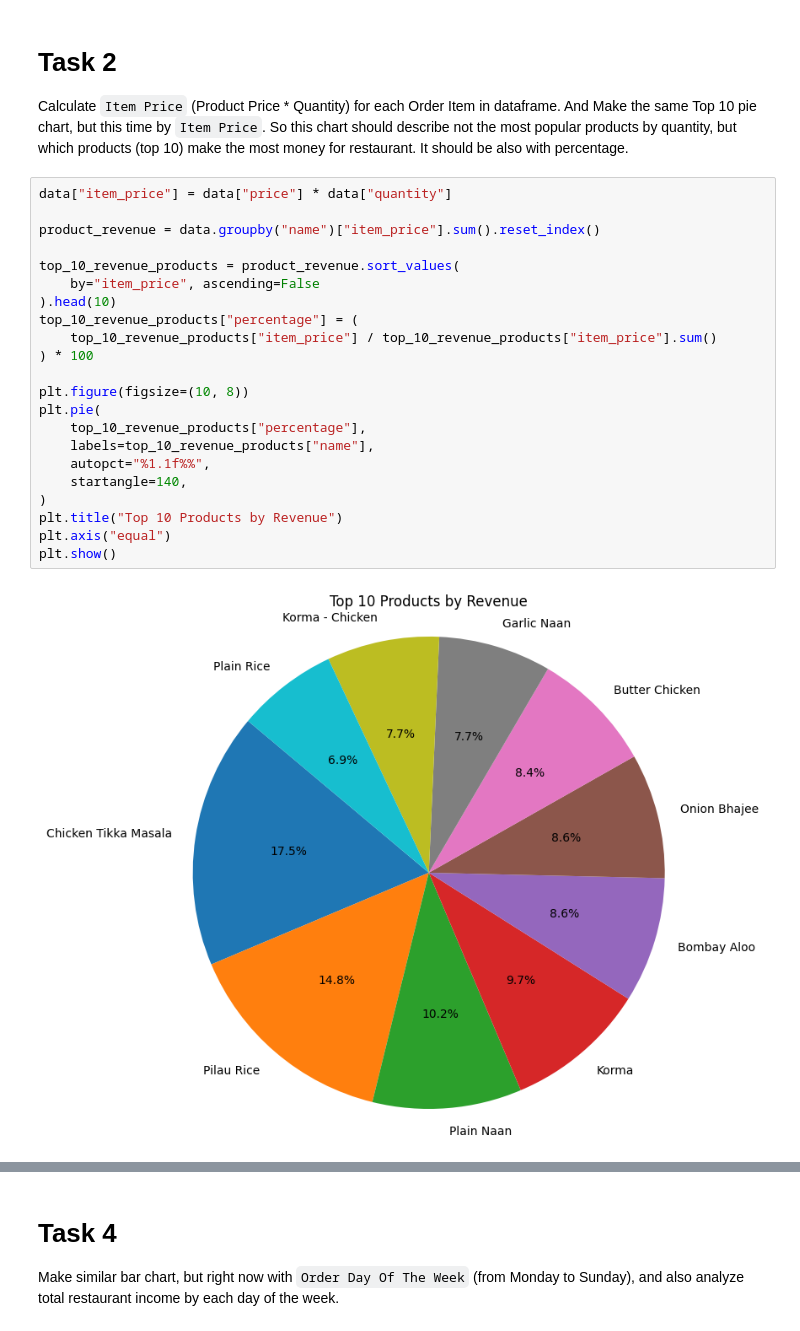
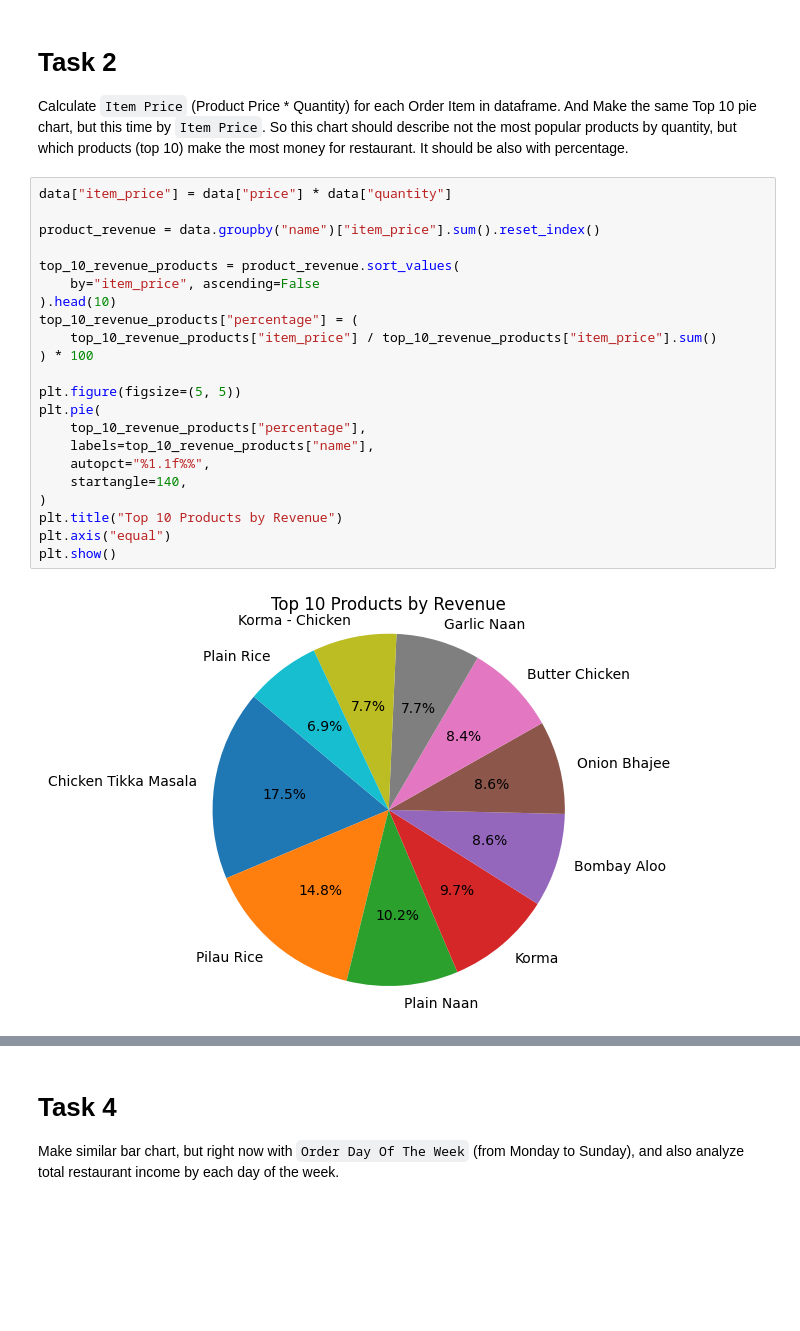
Before and after one commit to Nyxan/py-restaurant-data-analysis, a Jupyter notebook: app/main.ipynb, the cells around one changed output, grey strips where cells are left out. Saved outputs shown, nothing was run; the diff lists cells and outputs as text; blank space fills up the shorter version.

```diff
--- a/app/main.ipynb
+++ b/app/main.ipynb
@@ -82,27 +79,27 @@ And Make the same Top 10 pie chart, but this time by `Item Price`. So this chart
 # %%
 data["item_price"] = data["price"] * data["quantity"]
 
 product_revenue = data.groupby("name")["item_price"].sum().reset_index()
 
 top_10_revenue_products = product_revenue.sort_values(
     by="item_price", ascending=False
 ).head(10)
 top_10_revenue_products["percentage"] = (
     top_10_revenue_products["item_price"] / top_10_revenue_products["item_price"].sum()
 ) * 100
 
-plt.figure(figsize=(10, 8))
+plt.figure(figsize=(5, 5))
 plt.pie(
     top_10_revenue_products["percentage"],
     labels=top_10_revenue_products["name"],
     autopct="%1.1f%%",
     startangle=140,
 )
 plt.title("Top 10 Products by Revenue")
 plt.axis("equal")
 plt.show()
 # %% [output]
-[figure, old version]
+[figure, new version]
 # %% [markdown]
 # Task 3
 Calculate `Order Hour` based on `Order Datetime`, which will tell about the specific our the order was created (from 0 to 23). Using `Order Hour` create a bar chart, which will tell the total restaurant income based on the hour order was created. So on x-axis - it will be values from 0 to 23 (hours), on y-axis - it will be the total sum of order prices, which were sold on that hour.
```
Also changed, not shown: parts of 5 cells of this notebook.
